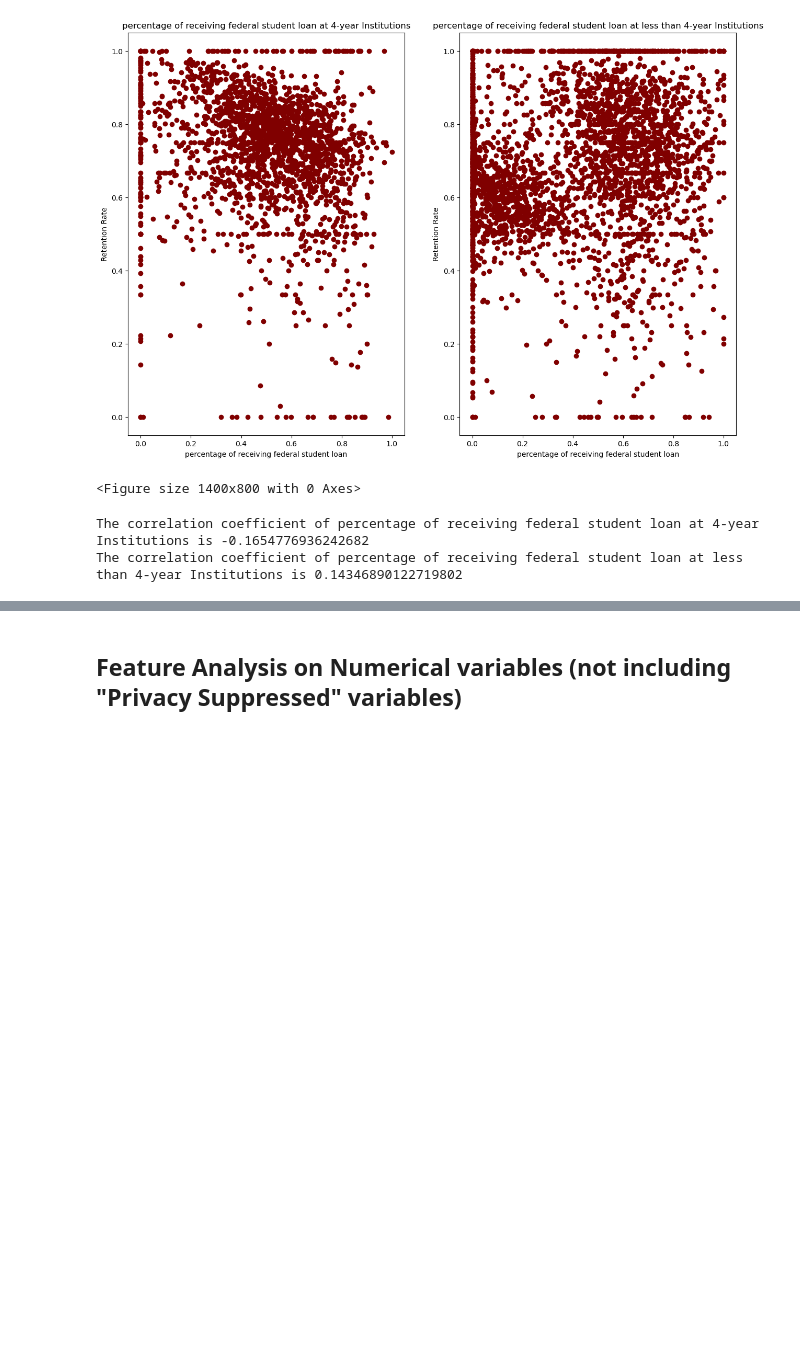
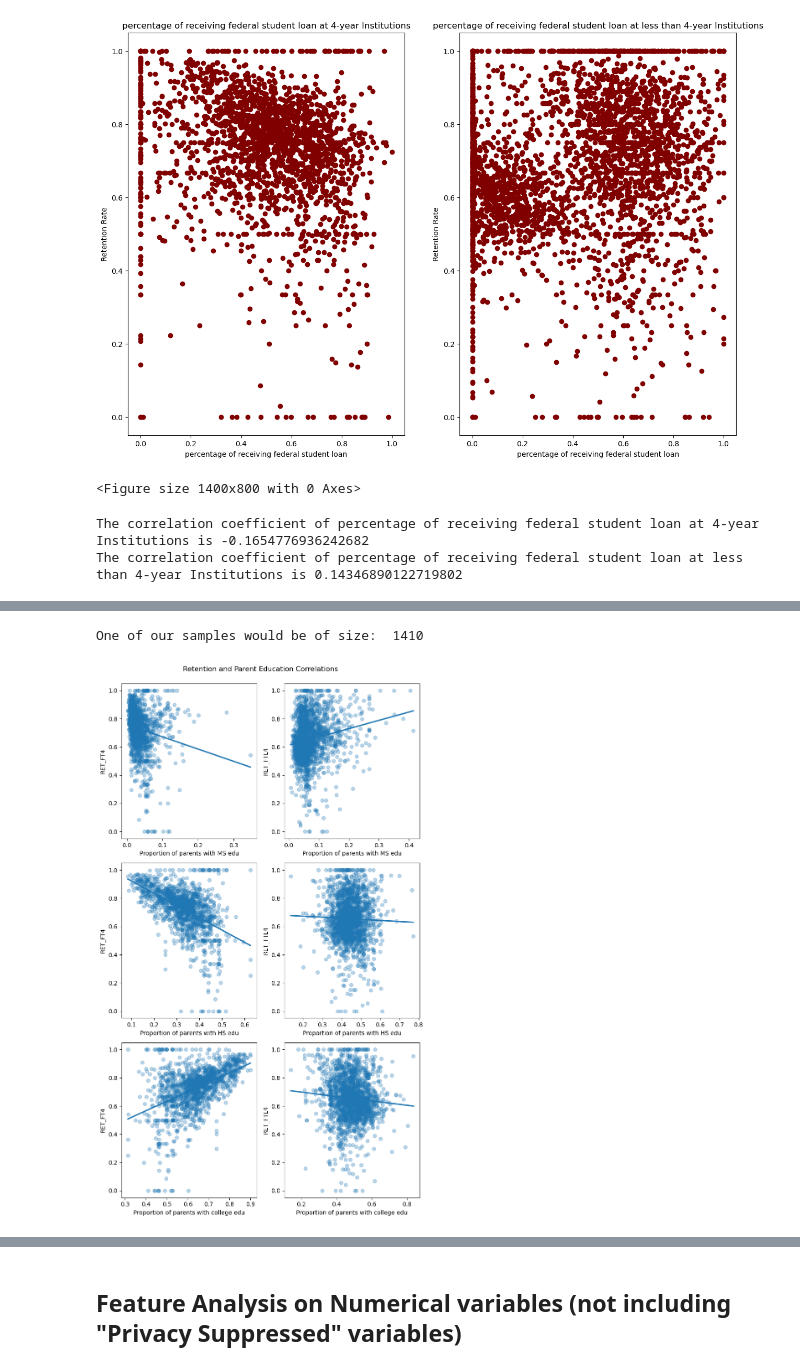
Before and after one commit to UCB-stat-159-s23/project-Group11, a Jupyter notebook: EDA.ipynb, the cells around one changed output, grey strips where cells are left out. Drawn from its saved outputs; the diff is of its cells as text; code cells hidden in the pictures; blank space fills up the shorter version.

Commit message:
updating EDA file with parent education

```diff
--- a/EDA.ipynb
+++ b/EDA.ipynb
@@ -303,0 +375,46 @@ By the scatter above and the correlation coefficient,we think the percentage of
+# %%
+#select all rows with "PrivacySuppressed" in them
+edu_all_PrivacySuppressed_indices = data[["PAR_ED_PCT_MS", "PAR_ED_PCT_HS", "PAR_ED_PCT_PS"]].\
+    apply(lambda col: col.astype(str).str.match("PrivacySuppressed")).\
+    apply(any, axis=1)
+
+#remove those rows
+edu_no_PrivacySuppressed_ft4 = data[~edu_all_PrivacySuppressed_indices]\
+    [["PAR_ED_PCT_MS", "PAR_ED_PCT_HS", "PAR_ED_PCT_PS", "RET_FT4"]].\
+    dropna().\
+    astype(float)
+
+edu_no_PrivacySuppressed_ftl4 = data[~edu_all_PrivacySuppressed_indices]\
+    [["PAR_ED_PCT_MS", "PAR_ED_PCT_HS", "PAR_ED_PCT_PS", "RET_FTL4"]].\
+    dropna().\
+        astype(float)
+
+#check to see how large our subsample is
+print("One of our samples would be of size: ", len(edu_no_PrivacySuppressed_ft4))
+# %% [output]
+One of our samples would be of size:  1410
+# %%
+fig, axs = plt.subplots(3, 2, figsize=(8, 13))
+sns.regplot(x = "PAR_ED_PCT_MS", y = "RET_FT4", data = edu_no_PrivacySuppressed_ft4, scatter_kws={'alpha':0.3}, ci=False, ax=axs[0,0])
+axs[0,0].set_xlabel("Proportion of parents with MS edu")
+pos = axs[0,0].get_position()
+pos.y0 += .4
+axs[0, 0].set_position(pos)
+sns.regplot(x = "PAR_ED_PCT_MS", y = "RET_FTL4", data = edu_no_PrivacySuppressed_ftl4, scatter_kws={'alpha':0.3}, ci=False, ax=axs[0,1])
+axs[0,1].set_xlabel("Proportion of parents with MS edu")
+pos = axs[0,1].get_position()
+pos.y0 += .4
+axs[0, 1].set_position(pos)
+sns.regplot(x = "PAR_ED_PCT_HS", y = "RET_FT4", data = edu_no_PrivacySuppressed_ft4, scatter_kws={'alpha':0.3}, ci=False, ax=axs[1,0])
+axs[1,0].set_xlabel("Proportion of parents with HS edu")
+sns.regplot(x = "PAR_ED_PCT_HS", y = "RET_FTL4", data = edu_no_PrivacySuppressed_ftl4, scatter_kws={'alpha':0.3}, ci=False, ax=axs[1,1])
+axs[1,1].set_xlabel("Proportion of parents with HS edu")
+sns.regplot(x = "PAR_ED_PCT_PS", y = "RET_FT4", data = edu_no_PrivacySuppressed_ft4, scatter_kws={'alpha':0.3}, ci=False, ax=axs[2,0])
+axs[2,0].set_xlabel("Proportion of parents with college edu")
+sns.regplot(x = "PAR_ED_PCT_PS", y = "RET_FTL4", data = edu_no_PrivacySuppressed_ftl4, scatter_kws={'alpha':0.3}, ci=False, ax=axs[2,1])
+axs[2,1].set_xlabel("Proportion of parents with college edu")
+fig.subplots_adjust(hspace=.2)
+fig.tight_layout()
+fig.suptitle("Retention and Parent Education Correlations ", y= 1.02);
+# %% [output]
+[figure, added]
```
Also changed, not shown: parts of 27 cells of this notebook, 3 other files.
